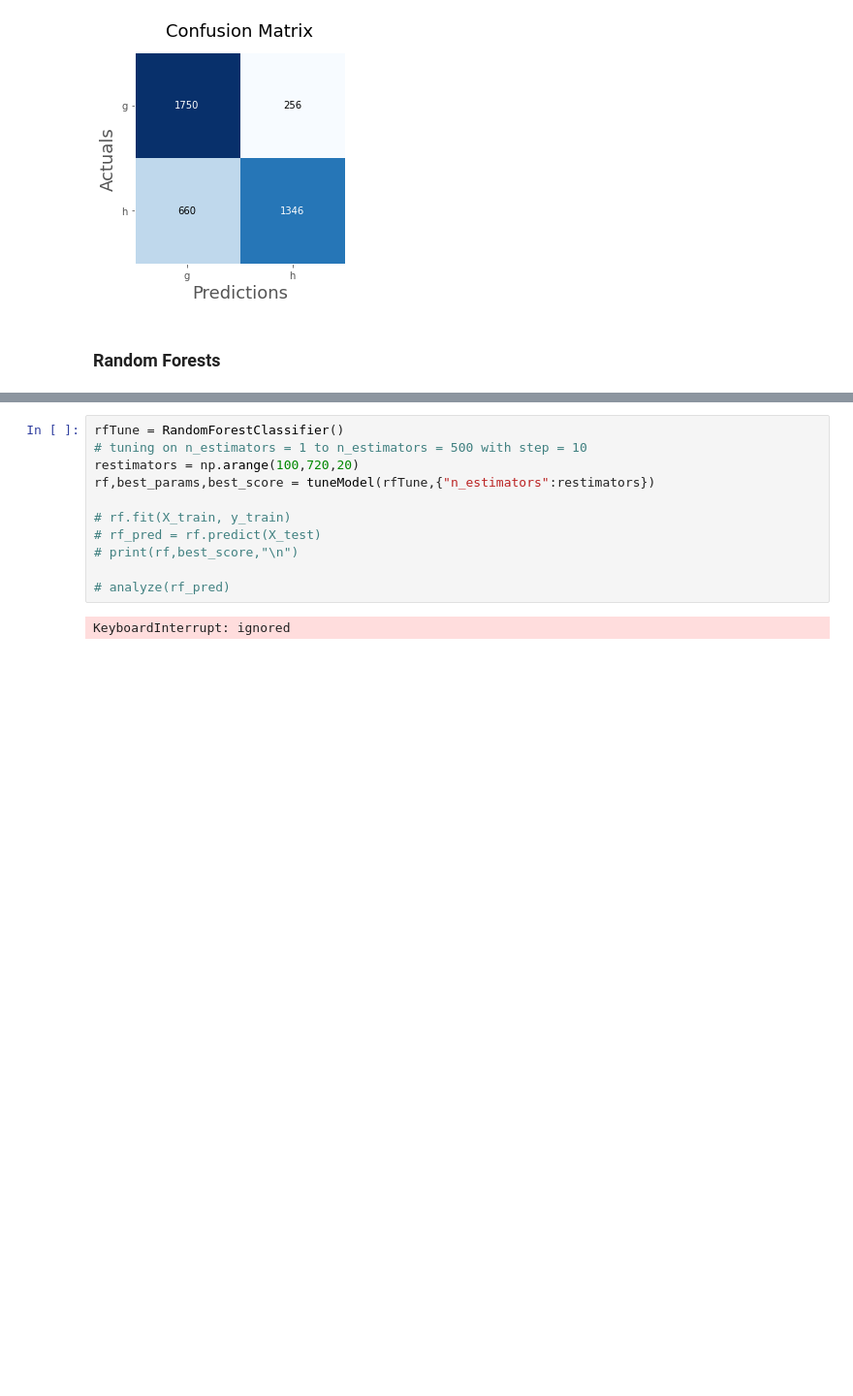
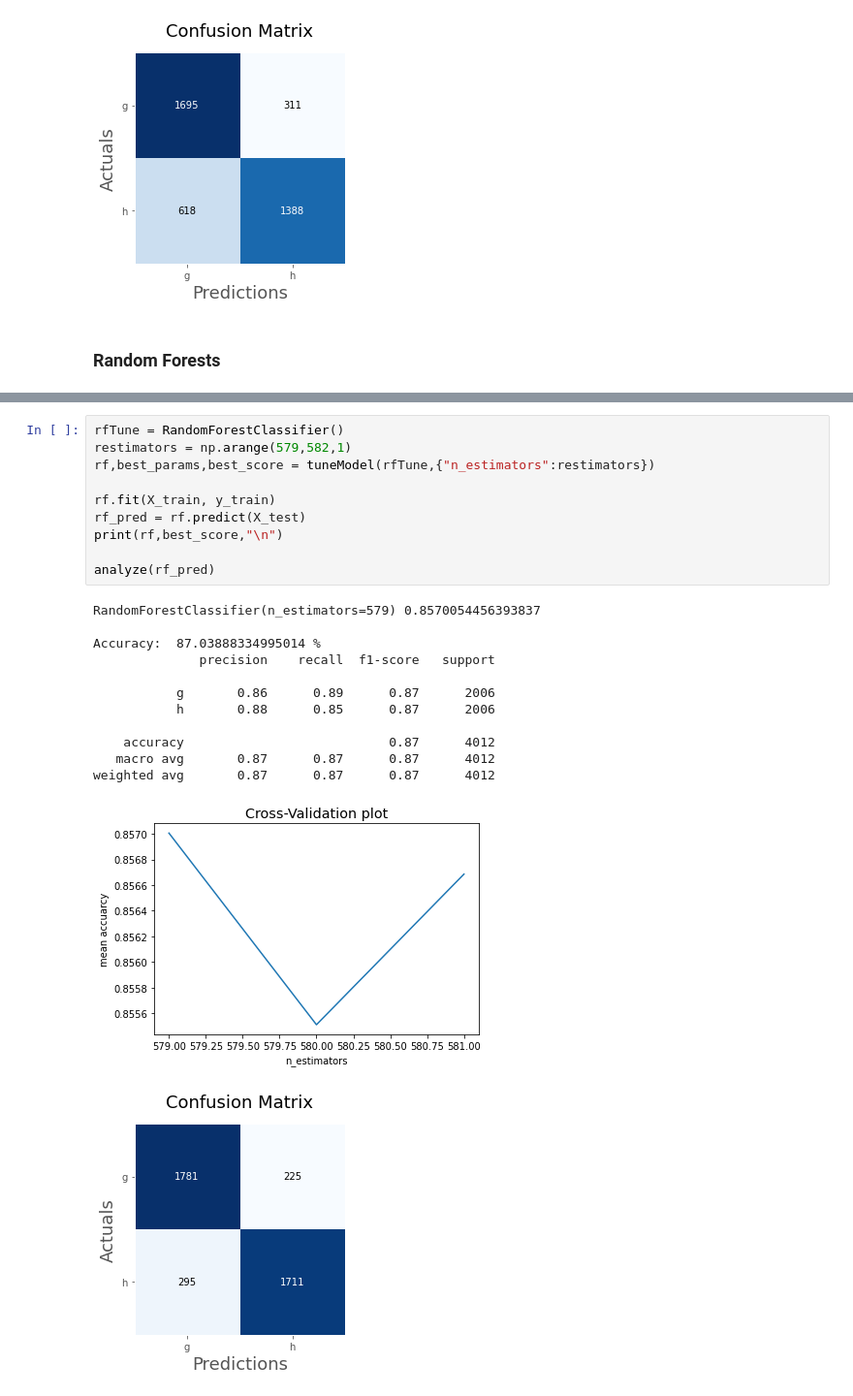
Before and after one commit to AMR-21/Magic-Gamma-Telescope-Classification, a Jupyter notebook: classification.ipynb, the cells around one changed output, grey strips where cells are left out. Shown at 97% size. Cells and saved outputs as stored; diff of their text form; blank space fills up the shorter version.

```diff
--- a/classification.ipynb
+++ b/classification.ipynb
@@ -232,13 +290,24 @@ weighted avg       0.78      0.77      0.77      4012
 # %%
 rfTune = RandomForestClassifier()
-# tuning on n_estimators = 1 to n_estimators = 500 with step = 10
-restimators = np.arange(100,720,20)
+restimators = np.arange(579,582,1)
 rf,best_params,best_score = tuneModel(rfTune,{"n_estimators":restimators})
 
-# rf.fit(X_train, y_train)
-# rf_pred = rf.predict(X_test)
-# print(rf,best_score,"\n")
+rf.fit(X_train, y_train)
+rf_pred = rf.predict(X_test)
+print(rf,best_score,"\n")
 
-# analyze(rf_pred)
+analyze(rf_pred)
 # %% [output]
-KeyboardInterrupt: ignored
+RandomForestClassifier(n_estimators=579) 0.8570054456393837
+
+Accuracy:  87.03888334995014 %
+              precision    recall  f1-score   support
+
+           g       0.86      0.89      0.87      2006
+           h       0.88      0.85      0.87      2006
+
+    accuracy                           0.87      4012
+   macro avg       0.87      0.87      0.87      4012
+weighted avg       0.87      0.87      0.87      4012
+[figure, added]
+[figure, added]
```
Also changed, not shown: parts of 12 cells of this notebook.
